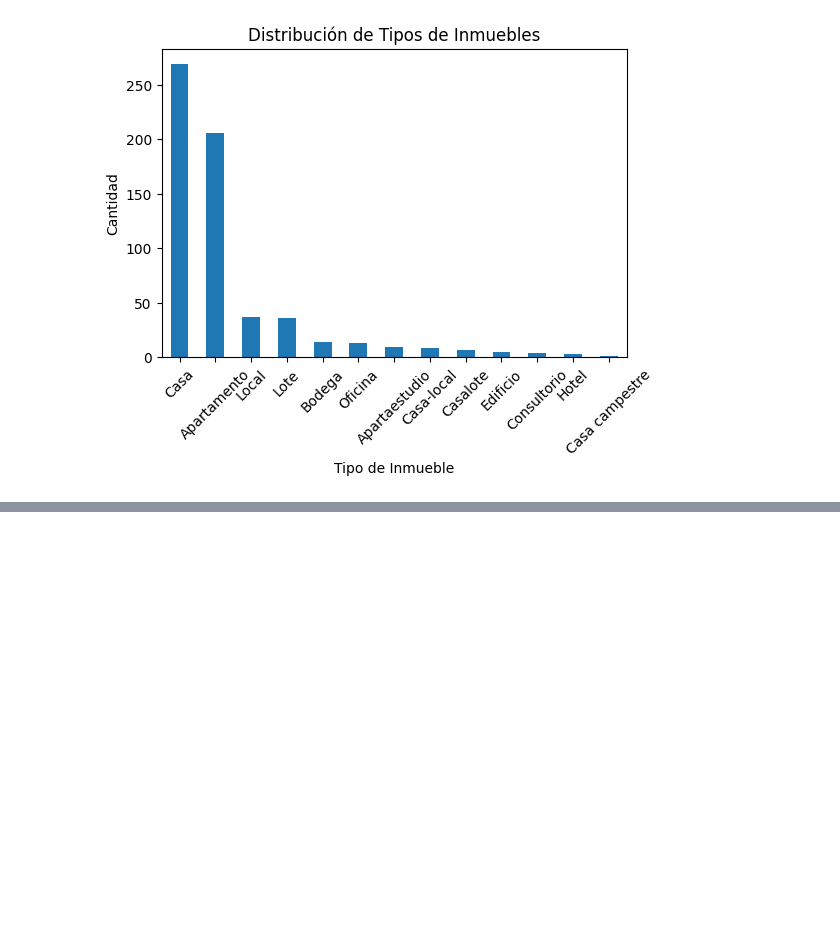
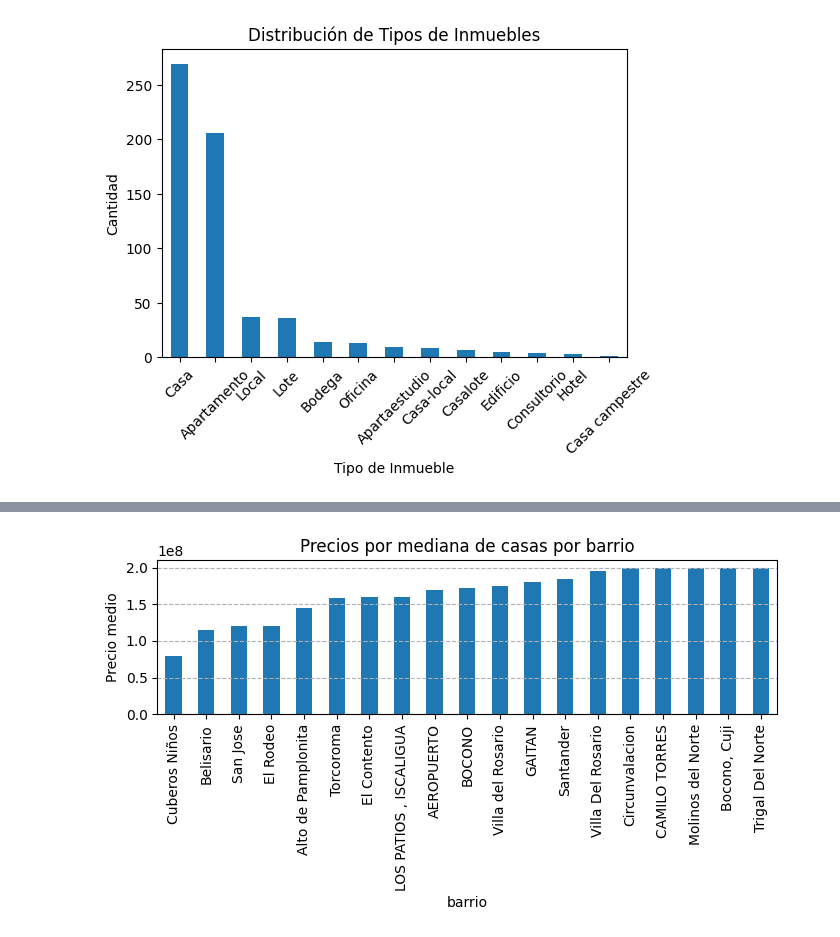
Before and after one commit to devjorgem/data-team, a Jupyter notebook: analisis de datos renta bien/rentabien_analisis.ipynb, the cells around one changed output, grey strips where cells are left out. Cells and saved outputs as stored; diff of their text form; code cells hidden in the pictures; blank space fills up the shorter version.

```diff
--- a/analisis de datos renta bien/rentabien_analisis.ipynb
+++ b/analisis de datos renta bien/rentabien_analisis.ipynb
@@ -351,0 +255,25 @@ Media por barrio (Casas vs Lotes):
+# %%
+plt.figure(figsize=(8,2))
+
+df_casas = df[df['Tipo'] == 'Casa']
+precioporbarrios = df_casas.groupby('Barrio')['Precio'].median()
+
+precioporbarrios=precioporbarrios[precioporbarrios < 210000000]
+
+
+
+precioporbarrios.sort_values(ascending=True).plot(kind='bar')
+
+
+
+
+plt.xticks(rotation=90)
+
+# Líneas horizontales punteadas
+plt.grid(axis='y', linestyle='--')
+plt.title('Precios por mediana de casas por barrio')
+plt.xlabel('barrio')
+plt.ylabel('Precio medio')
+plt.show()
+# %% [output]
+[figure, added]
```
Also changed, not shown: parts of 21 cells of this notebook.
